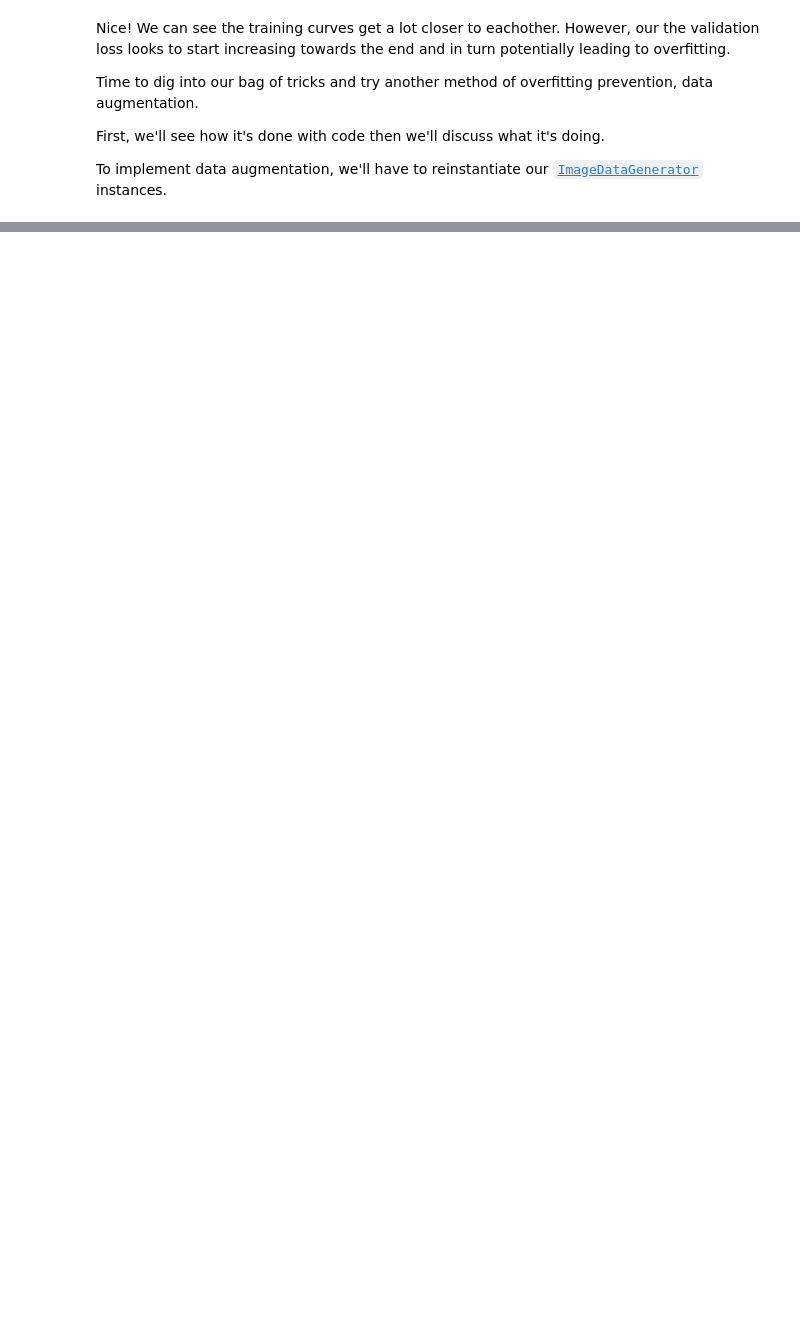
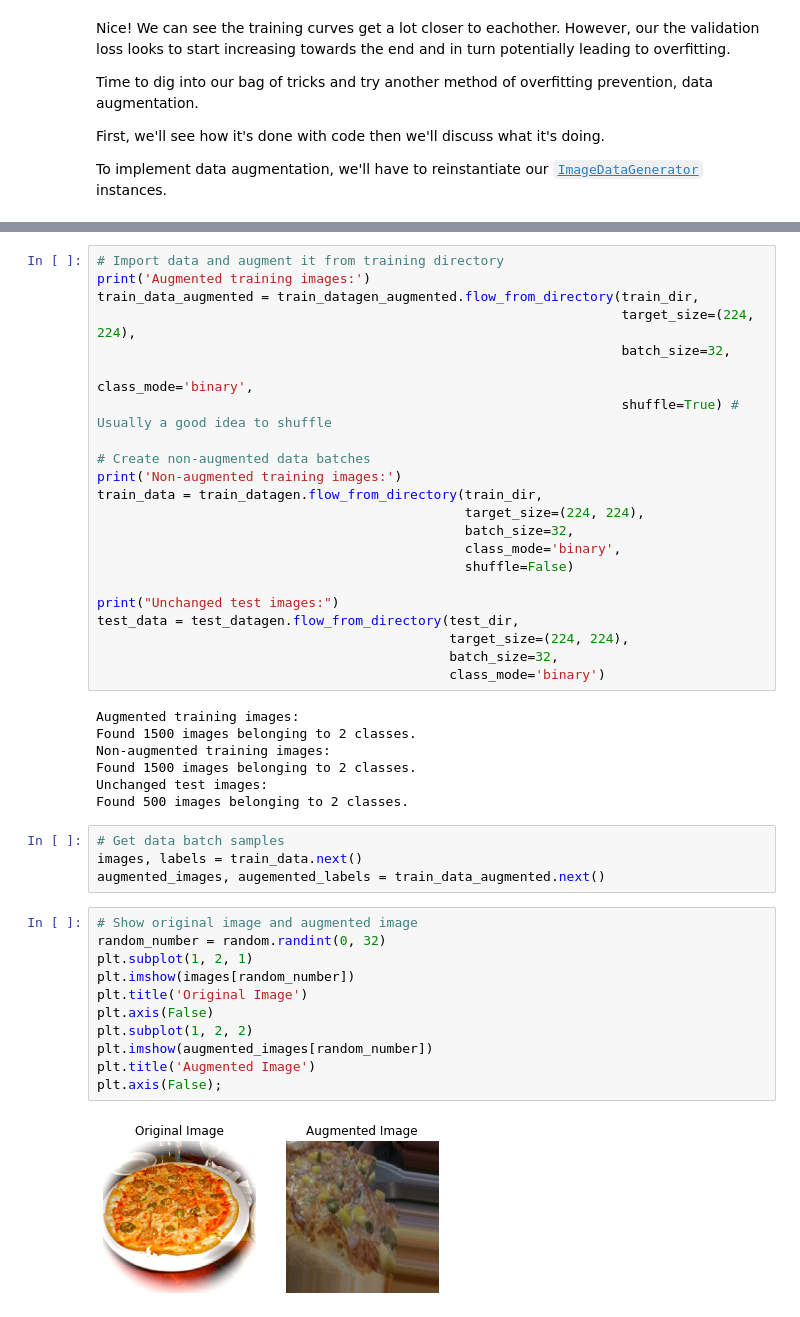
Before and after one commit to WhittleGuy/tensorflowZTM, a Jupyter notebook: 03_convolutional_neural_networks_and_computer_vision_with_tensorflow.ipynb, the cells around one changed output, grey strips where cells are left out. Drawn from its saved outputs; the diff is of its cells as text; blank space fills up the shorter version.

```diff
--- a/03_convolutional_neural_networks_and_computer_vision_with_tensorflow.ipynb
+++ b/03_convolutional_neural_networks_and_computer_vision_with_tensorflow.ipynb
@@ -729,0 +758,46 @@ about halfway down
+# %%
+# Import data and augment it from training directory
+print('Augmented training images:')
+train_data_augmented = train_datagen_augmented.flow_from_directory(train_dir,
+                                                                   target_size=(224, 224),
+                                                                   batch_size=32,
+                                                                   class_mode='binary',
+                                                                   shuffle=True) # Usually a good idea to shuffle
+
+# Create non-augmented data batches
+print('Non-augmented training images:')
+train_data = train_datagen.flow_from_directory(train_dir,
+                                               target_size=(224, 224),
+                                               batch_size=32,
+                                               class_mode='binary',
+                                               shuffle=False)
+
+print("Unchanged test images:")
+test_data = test_datagen.flow_from_directory(test_dir,
+                                             target_size=(224, 224),
+                                             batch_size=32,
+                                             class_mode='binary')
+# %% [output]
+Augmented training images:
+Found 1500 images belonging to 2 classes.
+Non-augmented training images:
+Found 1500 images belonging to 2 classes.
+Unchanged test images:
+Found 500 images belonging to 2 classes.
+# %%
+# Get data batch samples
+images, labels = train_data.next()
+augmented_images, augemented_labels = train_data_augmented.next()
+# %%
+# Show original image and augmented image
+random_number = random.randint(0, 32)
+plt.subplot(1, 2, 1)
+plt.imshow(images[random_number])
+plt.title('Original Image')
+plt.axis(False)
+plt.subplot(1, 2, 2)
+plt.imshow(augmented_images[random_number])
+plt.title('Augmented Image')
+plt.axis(False);
+# %% [output]
+[figure, added]
```
Also changed, not shown: parts of 30 cells of this notebook.
